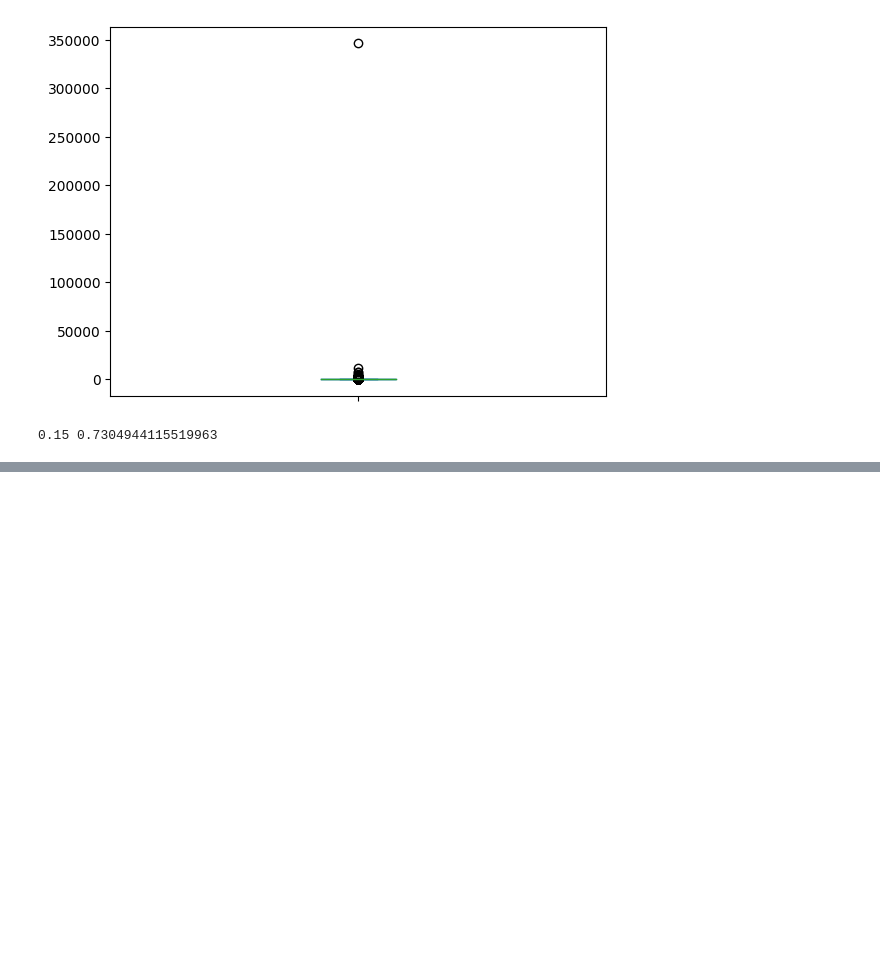
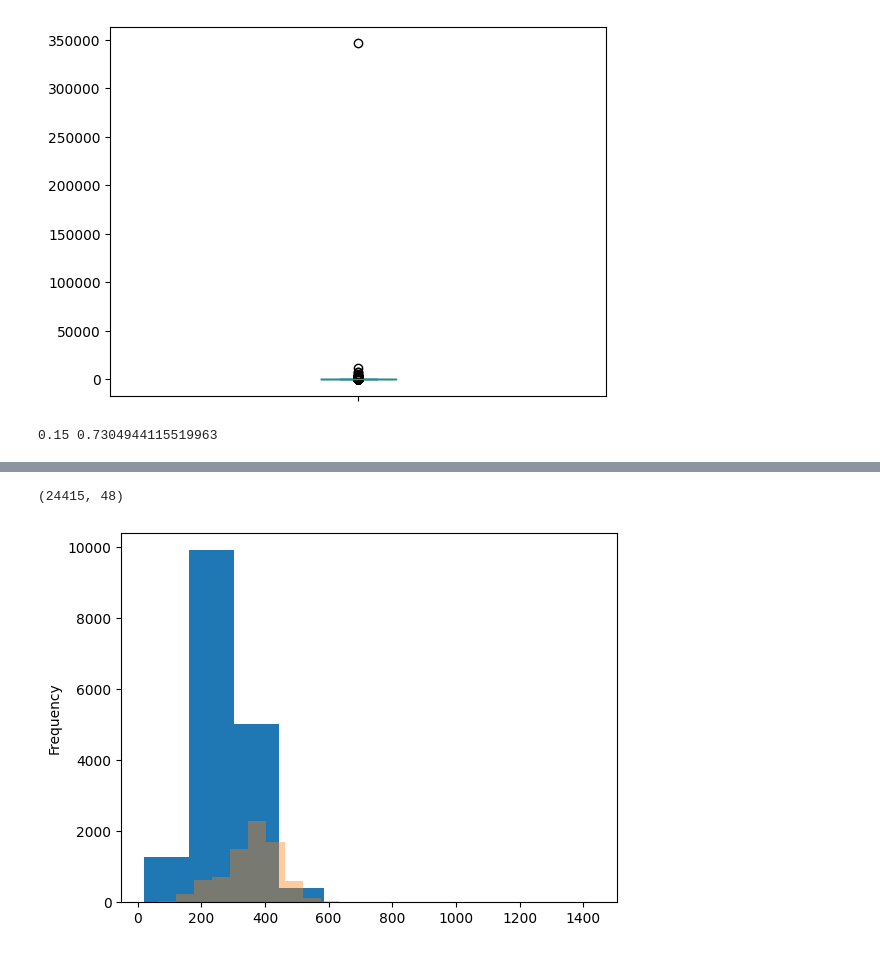
Before and after one commit to yamaguchinorimitsu/ajax_app, a Jupyter notebook: スッキリ機械第11章練習問題.ipynb, the cells around one changed output, grey strips where cells are left out. Drawn from its saved outputs; the diff is of its cells as text; code cells hidden in the pictures; blank space fills up the shorter version.

```diff
--- a/スッキリ機械第11章練習問題.ipynb
+++ b/スッキリ機械第11章練習問題.ipynb
@@ -90,0 +98,26 @@ print(v,maxvalue)
+# %%
+# 考え方をここで変える。durationとyに関係が強いという仮定が正しいならば、durationを推定するのに
+#yを利用するのは合理的ではなかろうか？ただテストデータでは、yの値が本当に未知という状況で検証するので
+#テストデータでもdurationが欠損している場合は上記model_linerを利用する。
+#欠損行を削除
+not_nan_df = train_val2.dropna()
+temp_t =not_nan_df[['duration']]
+temp_x = not_nan_df.drop(str_col_name,axis=1)
+#yを消さない
+temp_x = temp_x.drop(['duration','id'],axis=1)
+from sklearn.preprocessing import PolynomialFeatures
+
+from sklearn.linear_model import Lasso,Ridge
+
+a,b,c,d= train_test_split(temp_x,temp_t,random_state=0,test_size=0.2)
+maxvalue=0
+v=0
+for i in range(1,42):
+    val = i/20
+    model_liner2 = Lasso(random_state=0,alpha=val)
+    #今回は予測させたいだけなので、標準化はしない
+    model_liner2.fit(a,c)
+    if maxvalue < model_liner2.score(b,d):
+        v=val
+        maxvalue = model_liner2.score(b,d)
+print(v,maxvalue)
@@ -90,0 +147,22 @@ print(v,maxvalue)
+# %%
+train_val3 = train_val.copy()
+is_null=train_val3['duration'].isnull()
+#temp_x = tain_val3.drop(str_col_name,axis=1)
+#修正
+temp_x = train_val3.drop(str_col_name,axis=1)
+
+temp_x = temp_x.drop(['duration','id'],axis=1)
+temp_x = temp_x[is_null]
+#non_x=train_val2.loc[is_null,['housing_yes','loan_yes','age','marital_single','job_student']]
+pred_d = model_liner2.predict(temp_x)
+train_val3.loc[is_null,'duration']=pred_d
+# %%
+#ヒストグラムの確認
+train_val3.loc[train_val3['y']==0,"duration"].plot(kind="hist")
+train_val3.loc[train_val3['y']==1,"duration"].plot(kind="hist",alpha=0.4)
+
+#y=1の方が、durationが大きい傾向がやっぱりありそう
+train_val3.shape
+# %% [output]
+(24415, 48)
+[figure, added]
```
Also changed, not shown: parts of 5 cells of this notebook.
